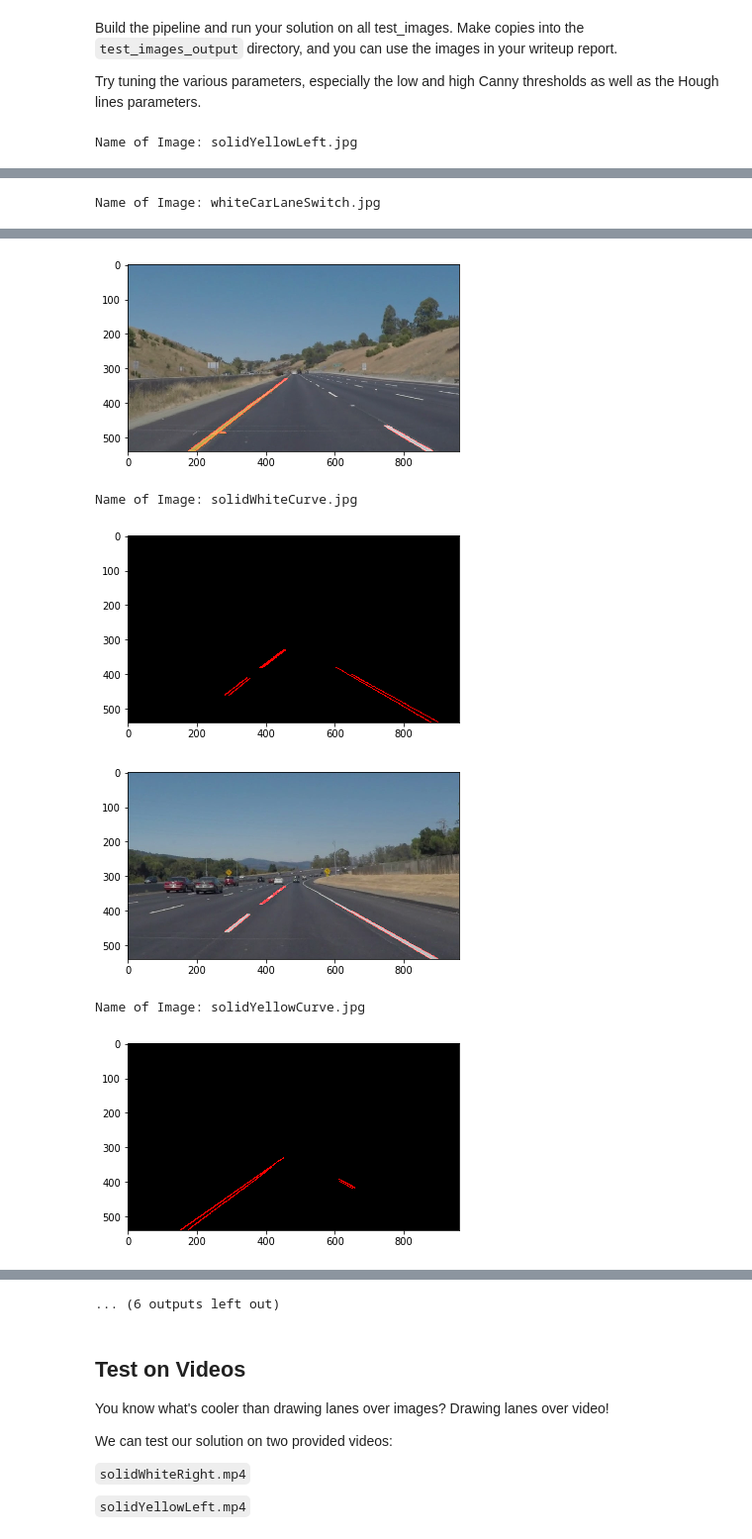
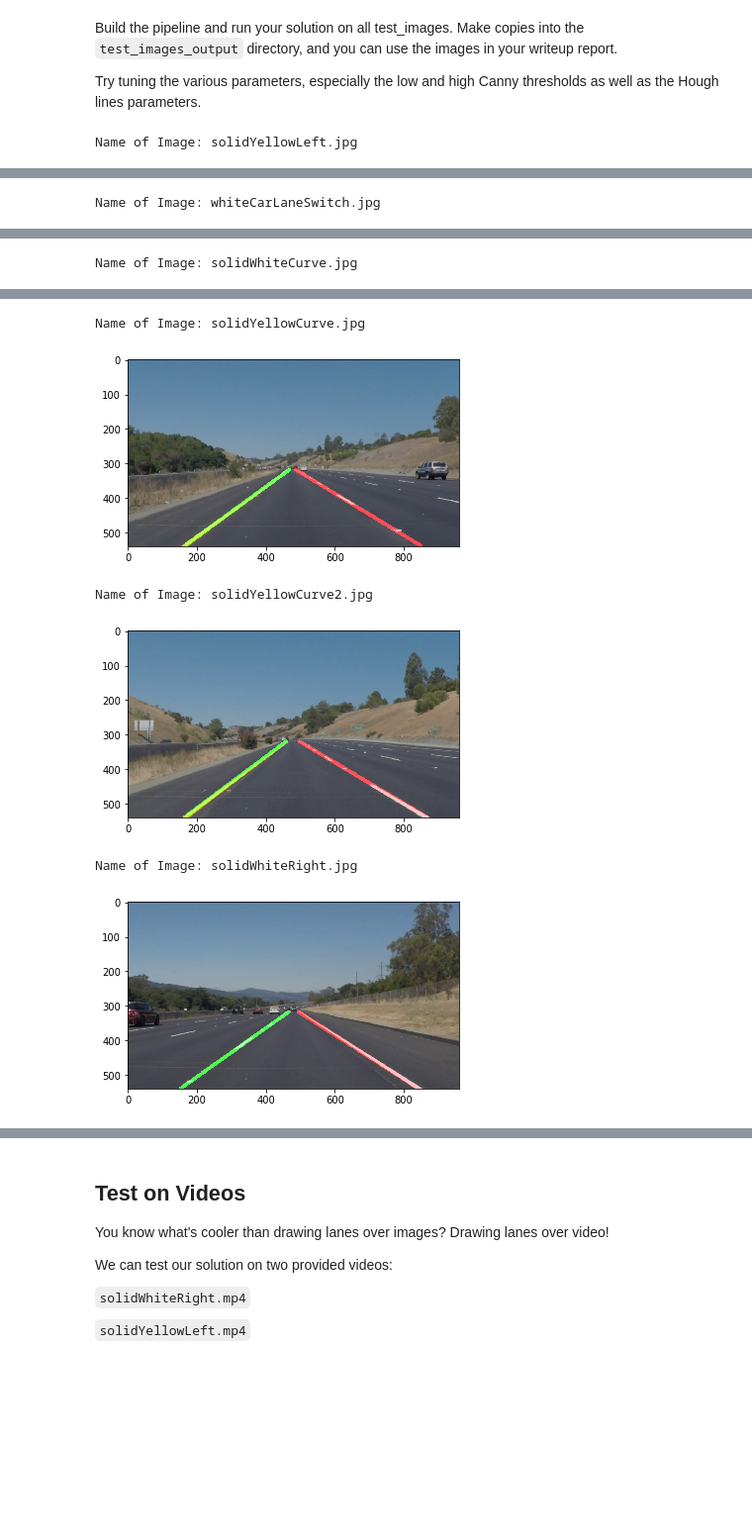
Before and after one commit to RobinCPC/CarND-LaneLines-P1, a Jupyter notebook: P1.ipynb, the cells around one changed output, grey strips where cells are left out. Shown at 99% size. Saved outputs shown, nothing was run; the diff lists cells and outputs as text; code cells hidden in the pictures; blank space fills up the shorter version.

Commit message:
Use filter to ignore mis-detected lines, computer average slope & offset, and extrapolate to get expected lane lines.

```diff
--- a/P1.ipynb
+++ b/P1.ipynb
@@ -220,7 +281,7 @@ for image in images:
 
     # Find the region of interest (ROI)
     imshape = gray.shape
-    vertices = np.array([[(0, imshape[0]), (450, 330), (490, 330), (imshape[1], imshape[0])]], dtype=np.int32)
+    vertices = np.array([[(0, imshape[0]), (450, 318), (489, 318), (imshape[1], imshape[0])]], dtype=np.int32)
     mask_edges = region_of_interest(edges, vertices)
     #plt.imshow(mask_edges)
     #plt.show()
@@ -232,8 +293,8 @@ for image in images:
     min_line_length = 35
     max_line_gap = 20
     line_image = hough_lines(mask_edges, rho, theta, threshold, min_line_length, max_line_gap)
-    plt.imshow(line_image)
-    plt.show()
+    #plt.imshow(line_image)
+    #plt.show()
 
     # Combine to original image
     result_img = weighted_img(line_image, init_img)
@@ -244,0 +306 @@ Name of Image: solidYellowLeft.jpg
+Name of Image: whiteCarLaneSwitch.jpg
@@ -246 +308 @@ Name of Image: solidYellowLeft.jpg
-Name of Image: whiteCarLaneSwitch.jpg
+Name of Image: solidWhiteCurve.jpg
@@ -248,6 +310,6 @@ Name of Image: whiteCarLaneSwitch.jpg
+Name of Image: solidYellowCurve.jpg
-[figure, old version]
+[figure, new version]
-Name of Image: solidWhiteCurve.jpg
+Name of Image: solidYellowCurve2.jpg
-[figure, old version]
+[figure, new version]
+Name of Image: solidWhiteRight.jpg
-[figure, old version]
+[figure, new version]
-Name of Image: solidYellowCurve.jpg
-[figure, removed]
@@ -255,4 +316,3 @@ Name of Image: solidYellowCurve.jpg
-... (6 outputs left out)
 # %% [markdown]
 ## Test on Videos
 
```
Also changed, not shown: parts of 5 cells of this notebook, 1 other file.
